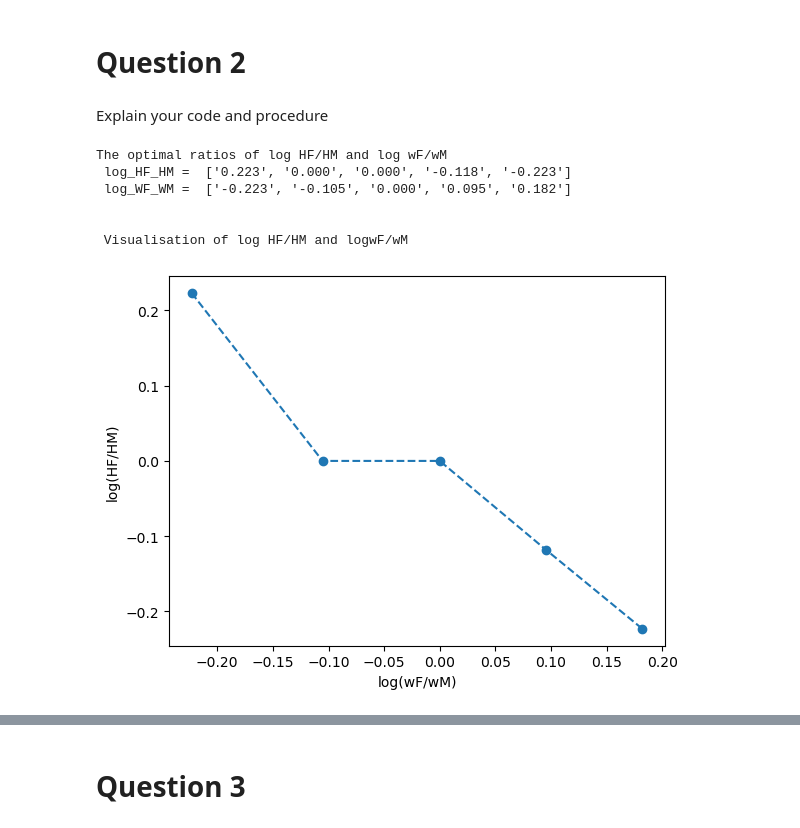
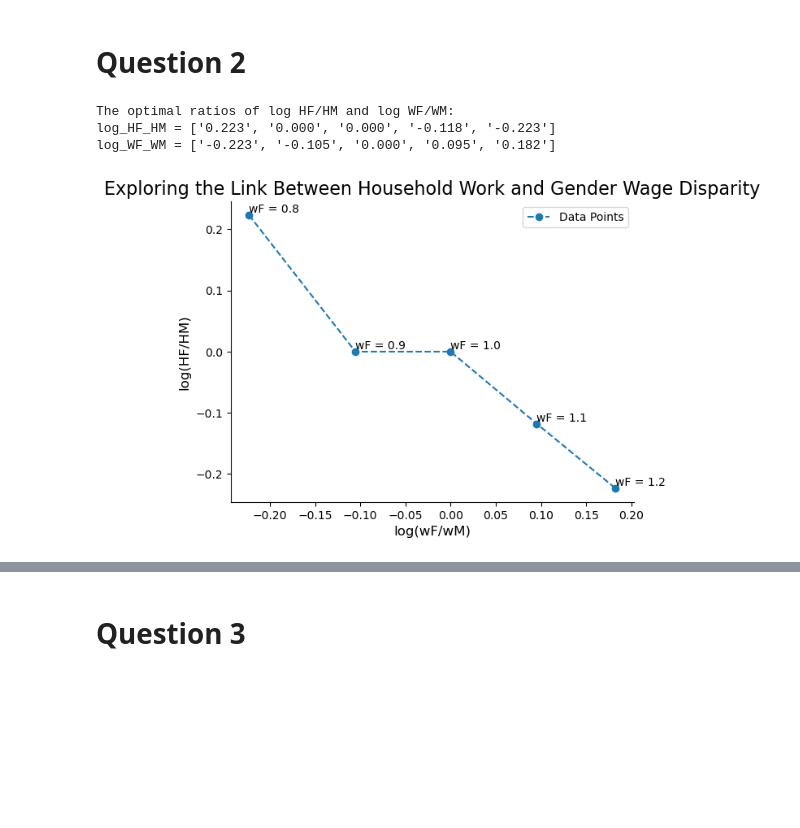
Before and after one commit to NumEconCopenhagen/projects-2023-mes, a Jupyter notebook: inauguralproject/inauguralproject.ipynb, the cells around one changed output, grey strips where cells are left out. Drawn from its saved outputs; the diff is of its cells as text; code cells hidden in the pictures; blank space fills up the shorter version.

```diff
--- a/inauguralproject/inauguralproject.ipynb
+++ b/inauguralproject/inauguralproject.ipynb
@@ -115,56 +115,62 @@ For an increasing $\alpha$, the home hours worked for female increase relative t
 For an increasing $\sigma$, the results are ambigious. If $\alpha$ is on a low level ($\alpha = 0.25$), then an increase in $\sigma$ results into a decrease in the ratio of $\frac{H_F}{H_M}$. If $\alpha$ is on a high level, then an increase in $\sigma$ results into an increase in $H_F$ relative to $H_M$.
 # %% [markdown]
 # Question 2
-# %% [markdown]
-Explain your code and procedure
 # %%
 # Question 2
-# safe the Class as Model
+# Create an instance of the class
 model = HouseholdSpecializationModelClass()
 
-# create an empty list for the log HF/HM
+
+# Create empty lists for log HF/HM and log WF/WM
 log_HF_HM = []
-
-# loop over the different elements in wF_vec
-for i in model.par.wF_vec:
-    model.par.wF = i # set i to model.par.wF
-    discrete = model.solve_discrete() # solve the model for the different wF's
-    HF = discrete.HF # rename the solutions for HF and HM
-    HM = discrete.HM
-    log_HF_HM.append(math.log(HF/HM)) # append the log of HF/HM to the empty list log_HF_HM
-
-# create an empty list for the log WF/WM
 log_WF_WM = []
 
-# loop over the different elements in wF_vec
-for j in model.par.wF_vec:
-    log_WF_WM.append(math.log(j/1)) # append the log of WF/WM to the empty list log_WF_WM (WM is constantly 1)
 
-# cut the solution lists to the first 3 decimal places
+# Loop over the different elements in wF_vec
+for wF in model.par.wF_vec:
+   model.par.wF = wF
+   discrete = model.solve_discrete()
+   log_HF_HM.append(math.log(discrete.HF / discrete.HM))
+   log_WF_WM.append(math.log(wF / 1))
+
+
+# Format the solution lists to three decimal places
 formatted_log_HF_HM = ['{:.3f}'.format(num) for num in log_HF_HM]
 formatted_log_WF_WM = ['{:.3f}'.format(num) for num in log_WF_WM]
 
-# Header
-print('The optimal ratios of log HF/HM and log wF/wM')
 
-# Print the optimal solutions for the ratios
-print(' log_HF_HM = ', formatted_log_HF_HM, '\n', 'log_WF_WM = ', formatted_log_WF_WM)
+# Print the optimal ratios
+print('The optimal ratios of log HF/HM and log WF/WM:')
+print('log_HF_HM =', formatted_log_HF_HM)
+print('log_WF_WM =', formatted_log_WF_WM)
 
-# Plotting the optimal ratios
-plt.plot(log_WF_WM, log_HF_HM, 'o--')
-plt.ylabel("log(HF/HM)")
-plt.xlabel("log(wF/wM)")
 
-# Header
-print('\n', '\n', 'Visualisation of log HF/HM and logwF/wM')
+# Plot the optimal ratios
+plt.plot(log_WF_WM, log_HF_HM, 'o--', label='Data Points')
+plt.xlabel('log(wF/wM)', fontsize=12)
+plt.ylabel('log(HF/HM)', fontsize=12)
+plt.title('Exploring the Link Between Household Work and Gender Wage Disparity', fontsize=16)
 
-# show the plot
+
+# Remove black box around the plot
+plt.gca().spines['top'].set_visible(False)
+plt.gca().spines['right'].set_visible(False)
+
+
+# Add a legend
+plt.legend()
+
+
+# Add data point values to the plot
+for i, (x, y) in enumerate(zip(log_WF_WM, log_HF_HM)):
+   wf_value = model.par.wF_vec[i]
+   plt.text(x, y, f'wF = {wf_value}', ha='left', va='bottom')
+
+
+# Show the plot
 plt.show()
 # %% [output]
-The optimal ratios of log HF/HM and log wF/wM
- log_HF_HM =  ['0.223', '0.000', '0.000', '-0.118', '-0.223']
- log_WF_WM =  ['-0.223', '-0.105', '0.000', '0.095', '0.182']
-
-
- Visualisation of log HF/HM and logwF/wM
+The optimal ratios of log HF/HM and log WF/WM:
+log_HF_HM = ['0.223', '0.000', '0.000', '-0.118', '-0.223']
+log_WF_WM = ['-0.223', '-0.105', '0.000', '0.095', '0.182']
-[figure, old version]
+[figure, new version]
```
Also changed, not shown: parts of 2 cells of this notebook.
